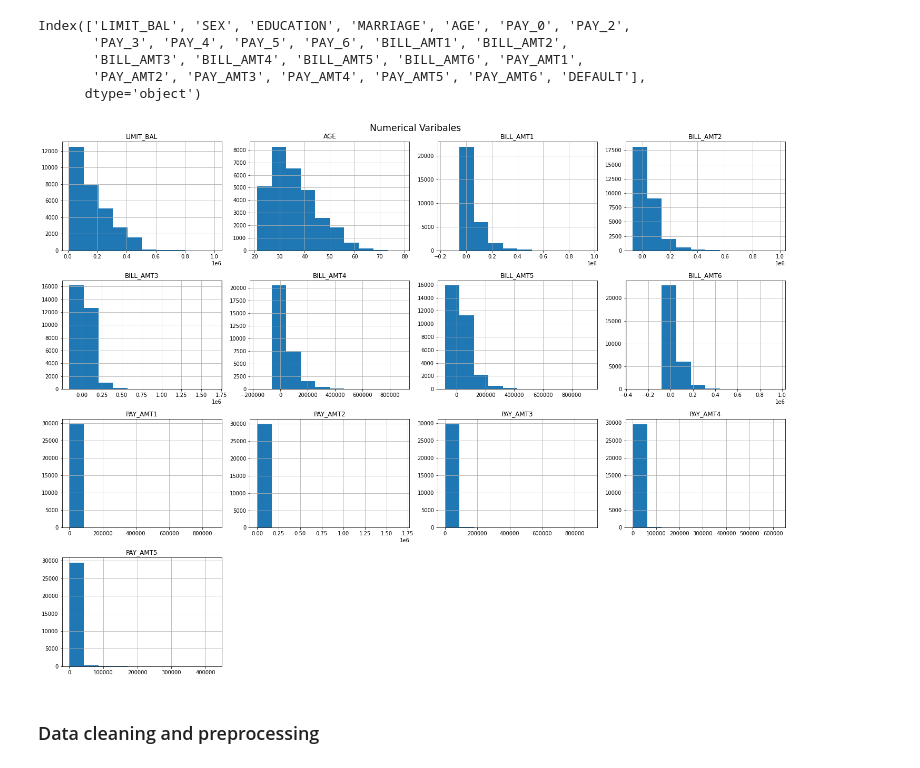
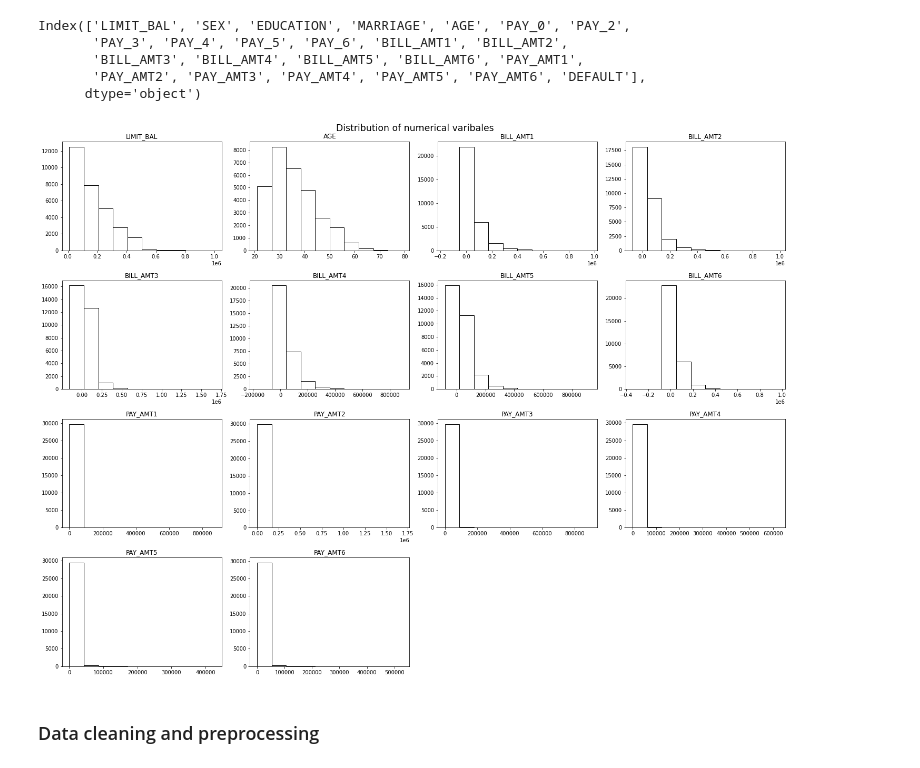
Before and after one commit to pagrkonecta/Konecta_Test, a Jupyter notebook: Konecta_Test_PAGR.ipynb, the cells around one changed output. Drawn from its saved outputs; the diff is of its cells as text; code cells hidden in the pictures.

```diff
--- a/Konecta_Test_PAGR.ipynb
+++ b/Konecta_Test_PAGR.ipynb
@@ -180,12 +180,12 @@ df_cat = df[['SEX','EDUCATION','MARRIAGE','PAY_0','PAY_2', 'PAY_3', 'PAY_4', 'PA
 # %%
 #Generating Frequency Distribution histograms of Numerical Variables
 
-hist_num = df_num.iloc[:,:-1].hist(figsize=(20,15))
-plt.suptitle('Numerical Varibales', ha='center', fontsize='xx-large')
+hist_num = df_num.iloc[:,:].hist(figsize=(20,15), color='white', edgecolor='black', grid=False)
+plt.suptitle('Distribution of numerical varibales', ha='center', fontsize='xx-large')
 
 plt.tight_layout()
 # %% [output]
-[figure, old version]
+[figure, new version]
 # %% [markdown]
 ### Data cleaning and preprocessing
 # %%
```
